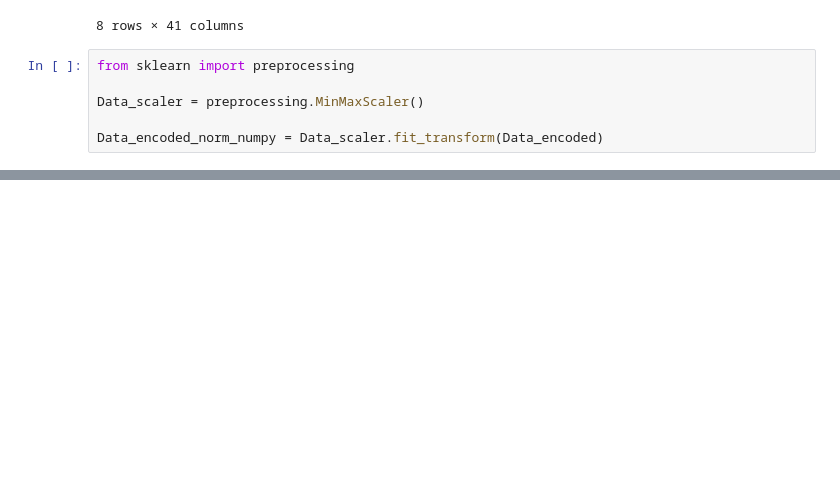
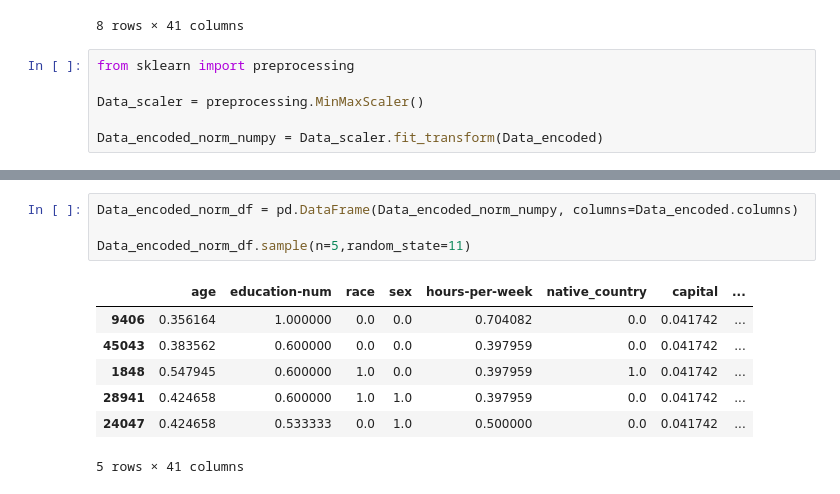
Before and after one commit to piyushthaware/Machine_Learning, a Jupyter notebook: ML_preprocessing.ipynb, the cells around one changed output, grey strips where cells are left out. Saved outputs shown, nothing was run; the diff lists cells and outputs as text; blank space fills up the shorter version.

```diff
--- a/ML_preprocessing.ipynb
+++ b/ML_preprocessing.ipynb
@@ -529,0 +538,12 @@ Data_encoded_norm_numpy = Data_scaler.fit_transform(Data_encoded)
+# %%
+Data_encoded_norm_df = pd.DataFrame(Data_encoded_norm_numpy, columns=Data_encoded.columns)
+
+Data_encoded_norm_df.sample(n=5,random_state=11)
+# %% [output]
+|  | age | education-num | race | sex | hours-per-week | native_country | capital | ... |
+| 9406 | 0.356164 | 1.000000 | 0.0 | 0.0 | 0.704082 | 0.0 | 0.041742 | ... |
+| 45043 | 0.383562 | 0.600000 | 0.0 | 0.0 | 0.397959 | 0.0 | 0.041742 | ... |
+| 1848 | 0.547945 | 0.600000 | 1.0 | 0.0 | 0.397959 | 1.0 | 0.041742 | ... |
+| 28941 | 0.424658 | 0.600000 | 1.0 | 1.0 | 0.397959 | 0.0 | 0.041742 | ... |
+| 24047 | 0.424658 | 0.533333 | 0.0 | 1.0 | 0.500000 | 0.0 | 0.041742 | ... |
+5 rows × 41 columns
```
Also changed, not shown: parts of 9 cells of this notebook, 1 other file.
